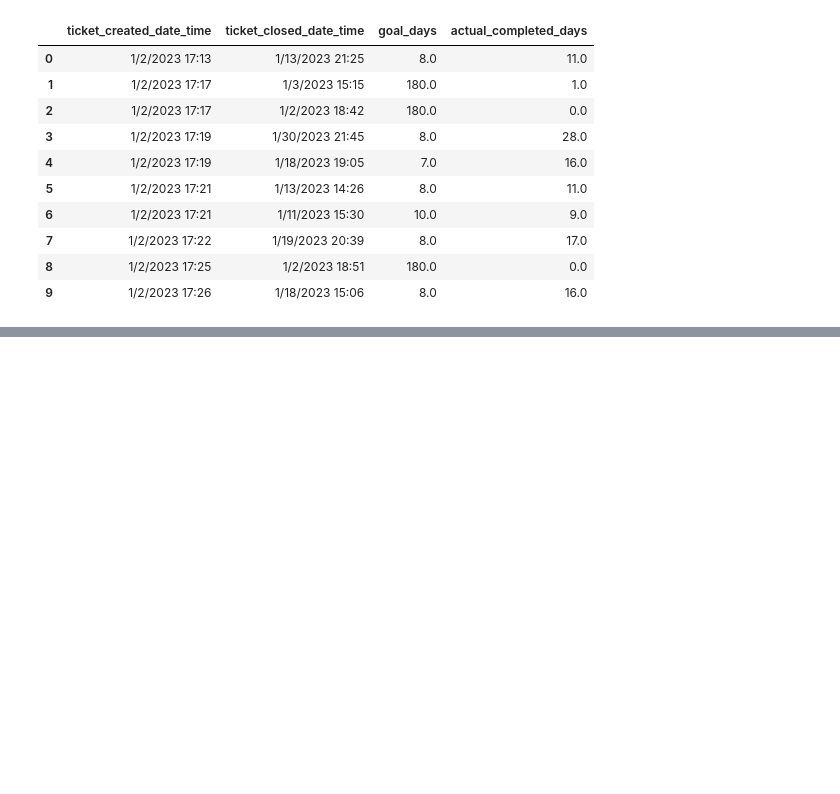
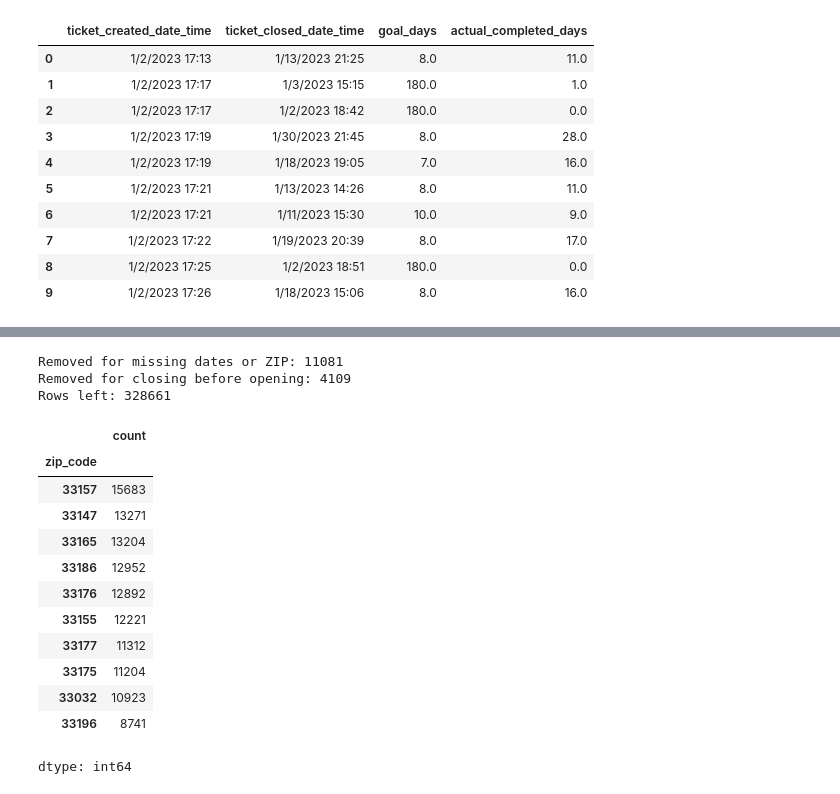
Before and after one commit to Crayon897/miami-dade-311-analysis, a Jupyter notebook: 311_analysis.ipynb, the cells around one changed output, grey strips where cells are left out. Drawn from its saved outputs; the diff is of its cells as text; code cells hidden in the pictures; blank space fills up the shorter version.

```diff
--- a/311_analysis.ipynb
+++ b/311_analysis.ipynb
@@ -110,3 +110,9 @@ df[['ticket_created_date_time', 'ticket_closed_date_time', 'goal_days', 'actual_
 | 7 | 1/2/2023 17:22 | 1/19/2023 20:39 | 8.0 | 17.0 |
 | 8 | 1/2/2023 17:25 | 1/2/2023 18:51 | 180.0 | 0.0 |
 | 9 | 1/2/2023 17:26 | 1/18/2023 15:06 | 8.0 | 16.0 |
+# %%
+df['created'] = pd.to_datetime(df['ticket_created_date_time'], errors='coerce', utc=True)
+df['closed'] = pd.to_datetime(df['ticket_closed_date_time'], errors='coerce', utc=True)
+
+print('Created dates that failed:', df['created'].isna().sum())
+print('Closed dates missing:', df['closed'].isna().sum())
@@ -112,0 +136,32 @@ df[['ticket_created_date_time', 'ticket_closed_date_time', 'goal_days', 'actual_
+# %%
+start = len(df)
+
+clean = df.dropna(subset=['created', 'closed', 'zip_code'])
+print('Removed for missing dates or ZIP:', start - len(clean))
+
+before = len(clean)
+clean = clean[clean['response_days'] >= 0].copy()
+print('Removed for closing before opening:', before - len(clean))
+
+print('Rows left:', len(clean))
+# %% [output]
+Removed for missing dates or ZIP: 11081
+Removed for closing before opening: 4109
+Rows left: 328661
+# %%
+clean['zip_code'] = clean['zip_code'].astype(int).astype(str)
+clean['zip_code'].value_counts().head(10)
+# %% [output]
+|  | count |
+| zip_code |  |
+| 33157 | 15683 |
+| 33147 | 13271 |
+| 33165 | 13204 |
+| 33186 | 12952 |
+| 33176 | 12892 |
+| 33155 | 12221 |
+| 33177 | 11312 |
+| 33175 | 11204 |
+| 33032 | 10923 |
+| 33196 | 8741 |
+dtype: int64
```
Also changed, not shown: parts of 4 cells of this notebook.
